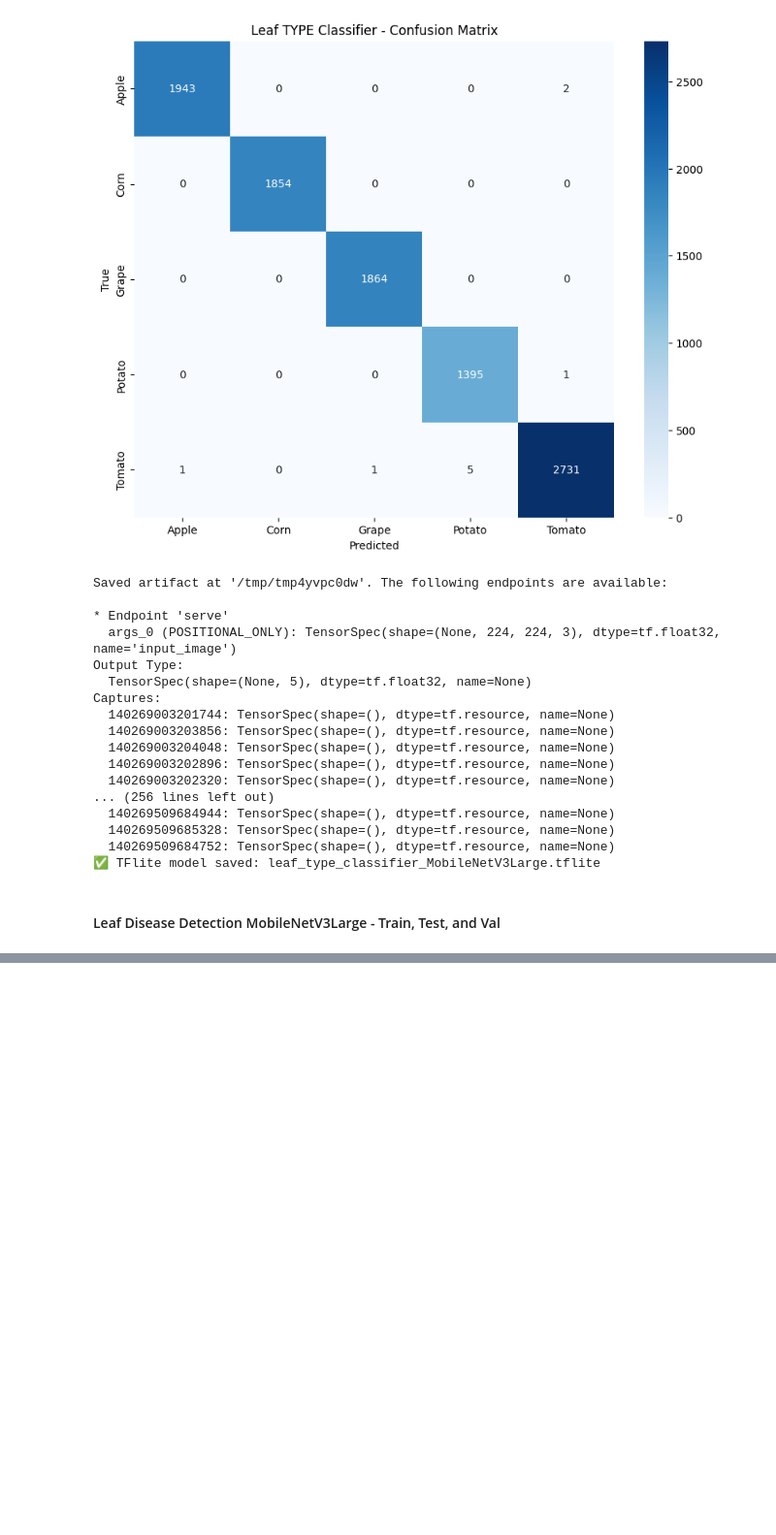
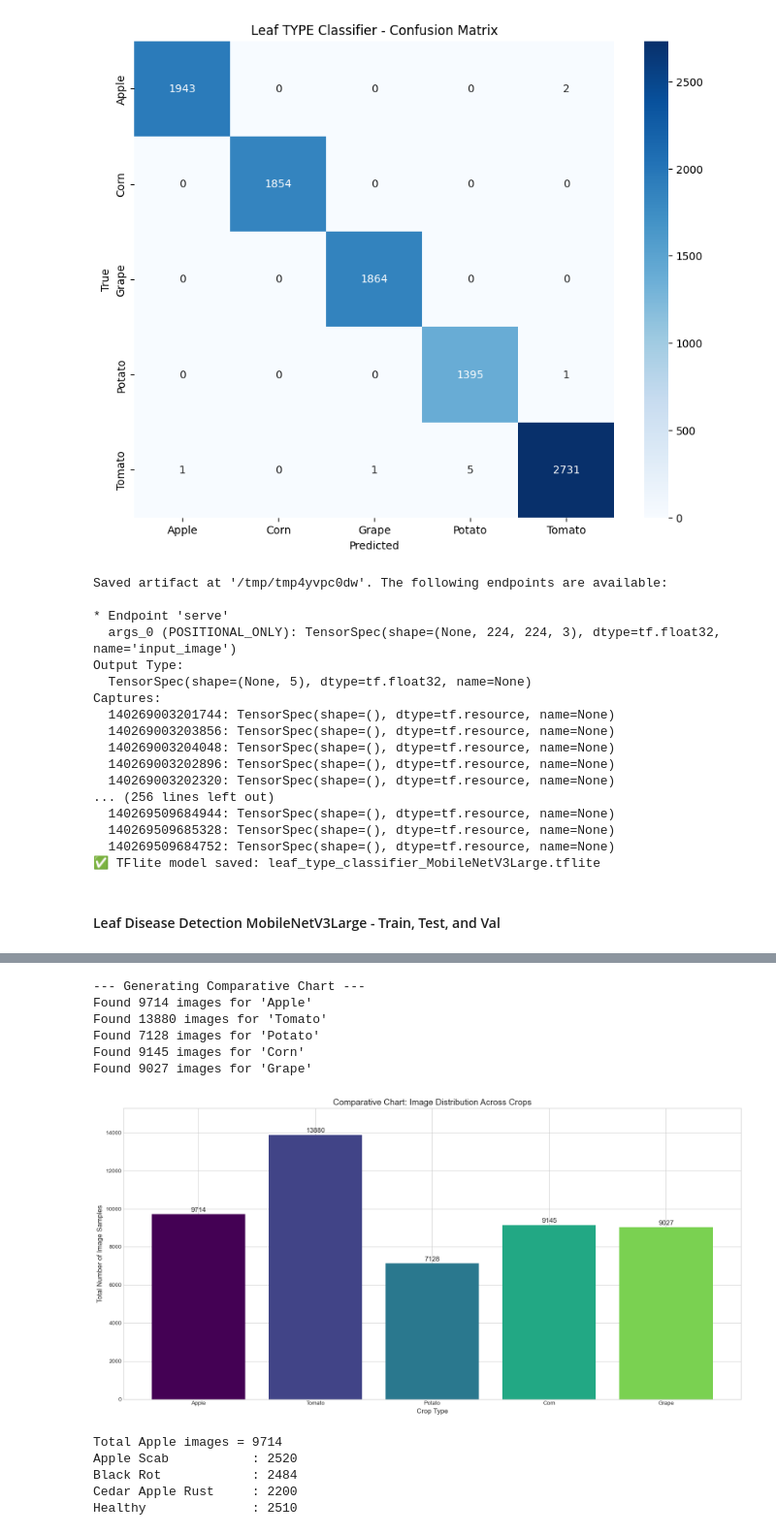
Before and after one commit to phdpawan/LeafLiteX, a Jupyter notebook: Leaf_Detection_MobileNetV3.ipynb, the cells around one changed output, grey strips where cells are left out. Shown at 97% size. Saved outputs shown, nothing was run; the diff lists cells and outputs as text; code cells hidden in the pictures; blank space fills up the shorter version.

```diff
--- a/Leaf_Detection_MobileNetV3.ipynb
+++ b/Leaf_Detection_MobileNetV3.ipynb
@@ -79,13 +77,10 @@ with open("leaf_type_labels.txt", "w") as f:
 # DATA AUGMENTATION + PIPELINE
 # ==============================
 data_augmentation = tf.keras.Sequential([
-    tf.keras.layers.RandomFlip("horizontal_and_vertical"),
+    tf.keras.layers.RandomFlip("horizontal"),
     tf.keras.layers.RandomRotation(0.2),
     tf.keras.layers.RandomZoom(0.2),
     tf.keras.layers.RandomContrast(0.2),
-    tf.keras.layers.RandomTranslation(0.1, 0.1),
-    tf.keras.layers.GaussianNoise(0.05),
-    tf.keras.layers.RandomBrightness(factor=0.2),
     tf.keras.layers.RandomTranslation(0.1, 0.1),
 ])
 
@@ -784,0 +835,34 @@ Done. Files in: /content/drive/MyDrive/Masters_LJMU/Datasets/exported_models
+# %%
+# --- Run the visualization ---
+if __name__ == "__main__":
+    if DATASET_PATH.is_dir():
+        # First, show the comparative distribution chart
+        plot_crop_distribution(DATASET_PATH, CHOSEN_CROPS)
+    else:
+        print(f"Error: The specified dataset path does not exist or is not a directory.")
+        print(f"Please check the path: {DATASET_PATH.resolve()}")
+# %% [output]
+--- Generating Comparative Chart ---
+Found 9714 images for 'Apple'
+Found 13880 images for 'Tomato'
+Found 7128 images for 'Potato'
+Found 9145 images for 'Corn'
+Found 9027 images for 'Grape'
+[figure, added]
+# %%
+from pathlib import Path
+
+p = Path("../Datasets/plant-village-dataset-updated-aggregated/Apple")
+total = sum(1 for f in p.rglob("*") if f.suffix.lower() in [".jpg", ".jpeg", ".png"])
+print("Total Apple images =", total)
+
+for cls in p.iterdir():
+    if cls.is_dir():
+        count = sum(1 for f in cls.rglob("*") if f.suffix.lower() in [".jpg", ".jpeg", ".png"])
+        print(f"{cls.name:20s} : {count}")
+# %% [output]
+Total Apple images = 9714
+Apple Scab           : 2520
+Black Rot            : 2484
+Cedar Apple Rust     : 2200
+Healthy              : 2510
```
Also changed, not shown: parts of 7 cells of this notebook, 2 other files.
